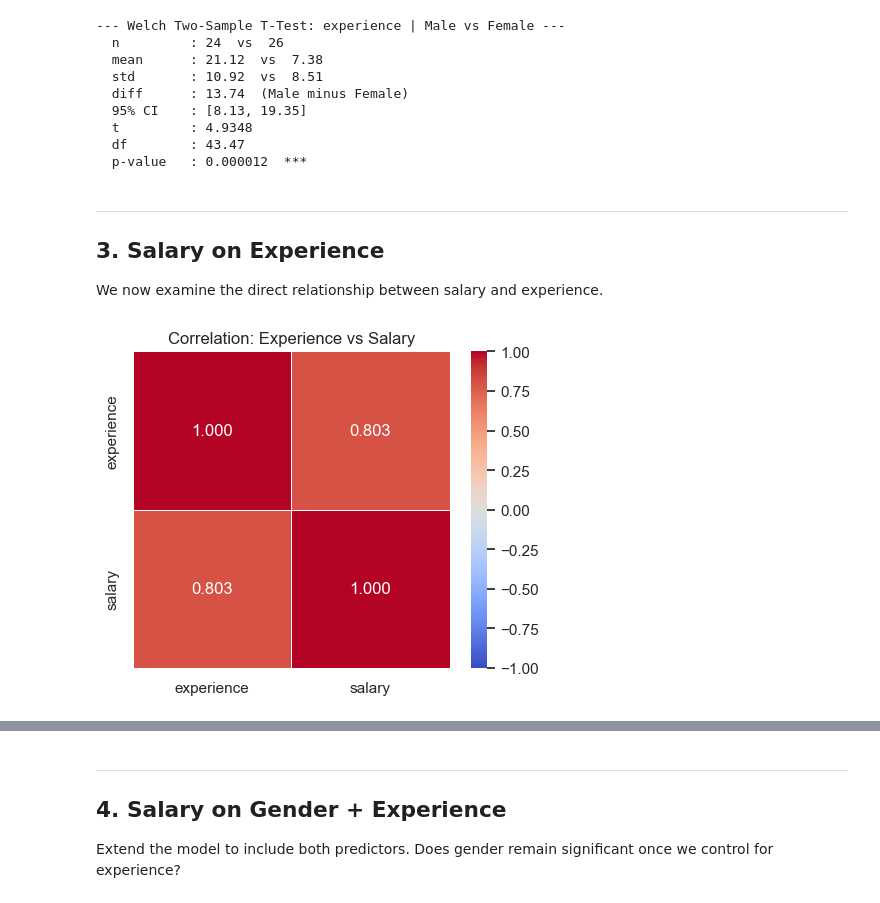
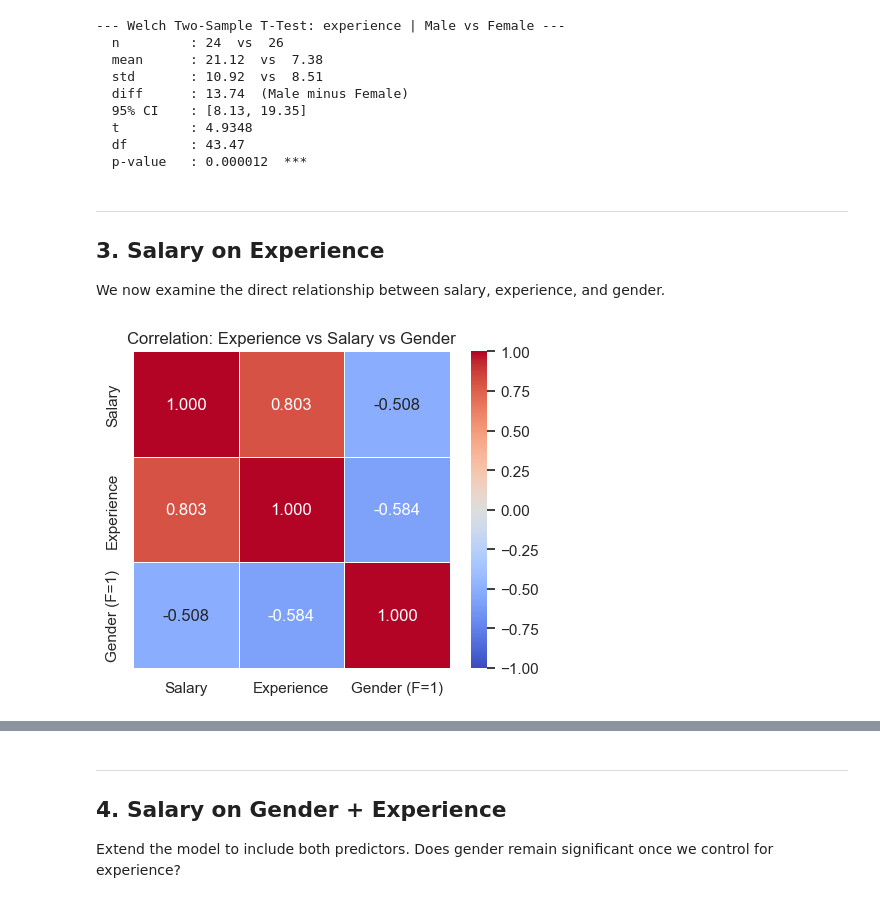
Before and after one commit to kostis-christodoulou/data_analytics_executives, a Jupyter notebook: session03/Concept_Check_2.ipynb, the cells around one changed output, grey strips where cells are left out. Drawn from its saved outputs; the diff is of its cells as text; code cells hidden in the pictures.

```diff
--- a/session03/Concept_Check_2.ipynb
+++ b/session03/Concept_Check_2.ipynb
@@ -339,26 +355,32 @@ two_sample_ttest_summary(
 ---
 ## 3. Salary on Experience
 
-We now examine the direct relationship between salary and experience.
+We now examine the direct relationship between salary, experience, and gender.
-# %%
-# --- Correlation matrix: salary vs experience ---
-
-
-fig, ax = plt.subplots(figsize=(5, 4))
-
-sns.heatmap(
-    winner[['experience', 'salary']].corr(),
-    annot=True, fmt='.3f',
-    cmap='coolwarm', center=0, vmin=-1, vmax=1,
-    square=True, linewidths=0.5,
-    ax=ax
-)
-
-ax.set_title('Correlation: Experience vs Salary')
-plt.tight_layout()
-plt.show()
-# %% [output]
-[figure, removed]
+# %%
+
+
+winner['gender_num'] = (winner['gender'] == 'female').astype(int)
+
+corr = winner[['salary','experience',  'gender_num']].corr()
+corr.index   = ['Salary','Experience',  'Gender (F=1)']
+corr.columns = ['Salary', 'Experience', 'Gender (F=1)']
+
+
+fig, ax = plt.subplots(figsize=(5, 4))
+sns.heatmap(
+    corr,
+    annot=True, fmt='.3f',
+    cmap='coolwarm', center=0, vmin=-1, vmax=1,
+    square=True, linewidths=0.5,
+    ax=ax
+)
+
+
+ax.set_title('Correlation: Experience vs Salary vs Gender')
+plt.tight_layout()
+plt.show()
+# %% [output]
+[figure, added]
 # %%
 # --- Model 2: salary ~ experience ---
 # A simple linear regression of salary on years of experience
```
Also changed, not shown: parts of 11 cells of this notebook, 2 other files.
